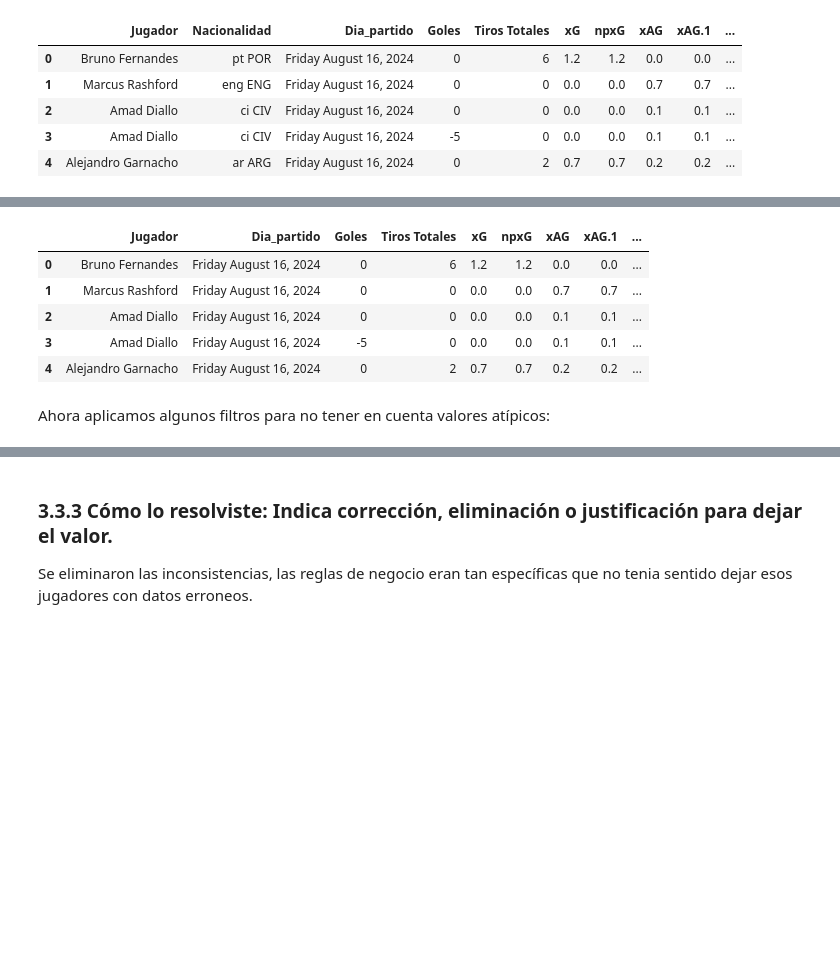
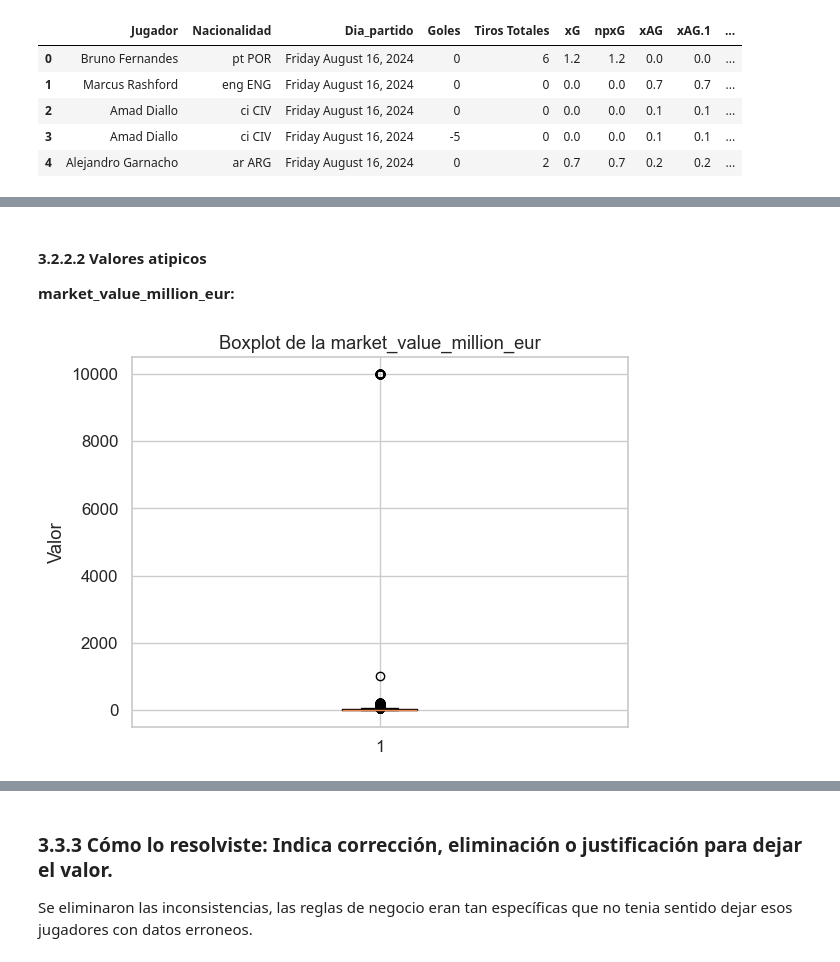
Before and after one commit to JFH000/lab_1, a Jupyter notebook: notebook_lab1.ipynb, the cells around one changed output, grey strips where cells are left out. Drawn from its saved outputs; the diff is of its cells as text; code cells hidden in the pictures; blank space fills up the shorter version.

```diff
--- a/notebook_lab1.ipynb
+++ b/notebook_lab1.ipynb
@@ -435,10 +454,0 @@ print(df_train.filter(like="nat_").head())
-# %%
-df_train = df_train.drop(columns=["Nacionalidad"],axis=1)
-df_train.head()
-# %% [output]
-|  | Jugador | Dia_partido | Goles | Tiros Totales | xG | npxG | xAG | xAG.1 | ... |
-| 0 | Bruno Fernandes | Friday August 16, 2024 | 0 | 6 | 1.2 | 1.2 | 0.0 | 0.0 | ... |
-| 1 | Marcus Rashford | Friday August 16, 2024 | 0 | 0 | 0.0 | 0.0 | 0.7 | 0.7 | ... |
-| 2 | Amad Diallo | Friday August 16, 2024 | 0 | 0 | 0.0 | 0.0 | 0.1 | 0.1 | ... |
-| 3 | Amad Diallo | Friday August 16, 2024 | -5 | 0 | 0.0 | 0.0 | 0.1 | 0.1 | ... |
-| 4 | Alejandro Garnacho | Friday August 16, 2024 | 0 | 2 | 0.7 | 0.7 | 0.2 | 0.2 | ... |
@@ -445,35 +457,15 @@ df_train.head()
 # %% [markdown]
-Ahora aplicamos algunos filtros para no tener en cuenta valores atípicos:
+#### 3.2.2.2 Valores atipicos
+**market_value_million_eur:**
 # %%
+# Un market_value no puede ser menor o igual a 0 (no aporta al modelo)
 df_train = df_train[
-    (df_train["market_value_million_eur"] >= 1) &
-    (df_train["market_value_million_eur"] < 300) &
-    (df_train["Goles"] >= 0) & (df_train["Goles"] <= 4) &
-    (df_train["Tiros Totales"] >= 0) & (df_train["Tiros Totales"] <= 10) &
-    (df_train["xG"] >= 0) & (df_train["xG"] <= 3) &
-    (df_train["npxG"] >= 0) & (df_train["npxG"] <= 2.5) &
-    (df_train["xAG"] >= 0) & (df_train["xAG"] <= 2) &
-    (df_train["Acciones_que_crean_tiros"] >= 0) & (df_train["Acciones_que_crean_tiros"] <= 15) &
-    (df_train["Pases_intentados"] >= 0) & (df_train["Pases_intentados"] <= 150) &
-    (df_train["Pases_progresivos"] >= 0) & (df_train["Pases_progresivos"] <= 20) &
-    (df_train["Regates_exitosos"] >= 0) & (df_train["Regates_exitosos"] <= 10) &
-    (df_train["Pases_medios_completados"] >= 0) & (df_train["Pases_medios_completados"] <= 50) &
-    (df_train["Pases_largos_completados"] >= 0) & (df_train["Pases_largos_completados"] <= 20) &
-    (df_train["xA"] >= 0) & (df_train["xA"] <= 2) &
-    (df_train["Pases_en_ultimo_tercio"] >= 0) & (df_train["Pases_en_ultimo_tercio"] <= 40) &
-    (df_train["Pases_al_hueco"] >= 0) & (df_train["Pases_al_hueco"] <= 5) &
-    (df_train["Pases_centros"] >= 0) & (df_train["Pases_centros"] <= 20) &
-    (df_train["Pases_completados"] >= 0) & (df_train["Pases_completados"] <= 100) &
-    (df_train["Valla_no_vencida"].isin([0, 1])) &
-    (df_train["Errores_defnsivos_ocasion_tiro"] >= 0) & (df_train["Errores_defnsivos_ocasion_tiro"] <= 2) &
-    (df_train["Toques_en_zona_ofensiva"] >= 0) & (df_train["Toques_en_zona_ofensiva"] <= 50) &
-    (df_train["Toques_en_area_rival"] >= 0) & (df_train["Toques_en_area_rival"] <= 15) &
-    (df_train["%_de_regates_exitosos"] >= 0) & (df_train["%_de_regates_exitosos"] <= 100) &
-    (df_train["Acarreos_ultimo_tercio"] >= 0) & (df_train["Acarreos_ultimo_tercio"] <= 15) &
-    (df_train["Pases_recibidos"] >= 0) & (df_train["Pases_recibidos"] <= 80) &
-    (df_train["Pases_progresivos_recibidos"] >= 0) & (df_train["Pases_progresivos_recibidos"] <= 15) &
-    (df_train["Centros"] >= 0) & (df_train["Centros"] <= 20) &
-    (df_train["Duelos_aereos_ganados"] >= 0) & (df_train["Duelos_aereos_ganados"] <= 15) &
-    (df_train["%_de_duelos_aereos_ganados"] >= 0) & (df_train["%_de_duelos_aereos_ganados"] <= 100) &
-    (df_train["age_years"] >= 16) & (df_train["age_years"] <= 40)
+    (df_train["market_value_million_eur"] > 0)
 ]
+# %%
+plt.boxplot(df_train["market_value_million_eur"].dropna())
+plt.ylabel("Valor")
+plt.title("Boxplot de la market_value_million_eur")
+plt.show()
+# %% [output]
+[figure, added]
```
Also changed, not shown: parts of 79 cells of this notebook, 2 other files.
